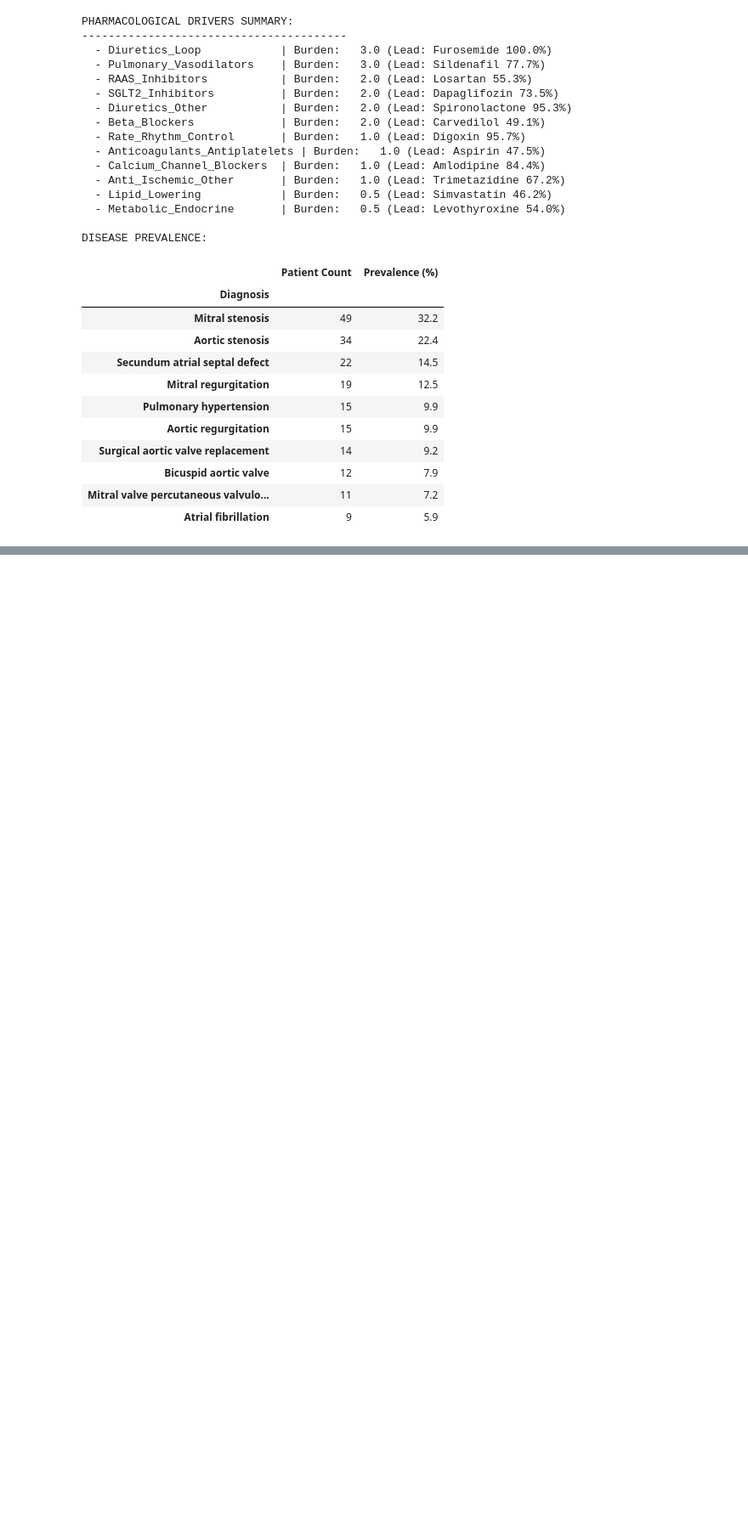
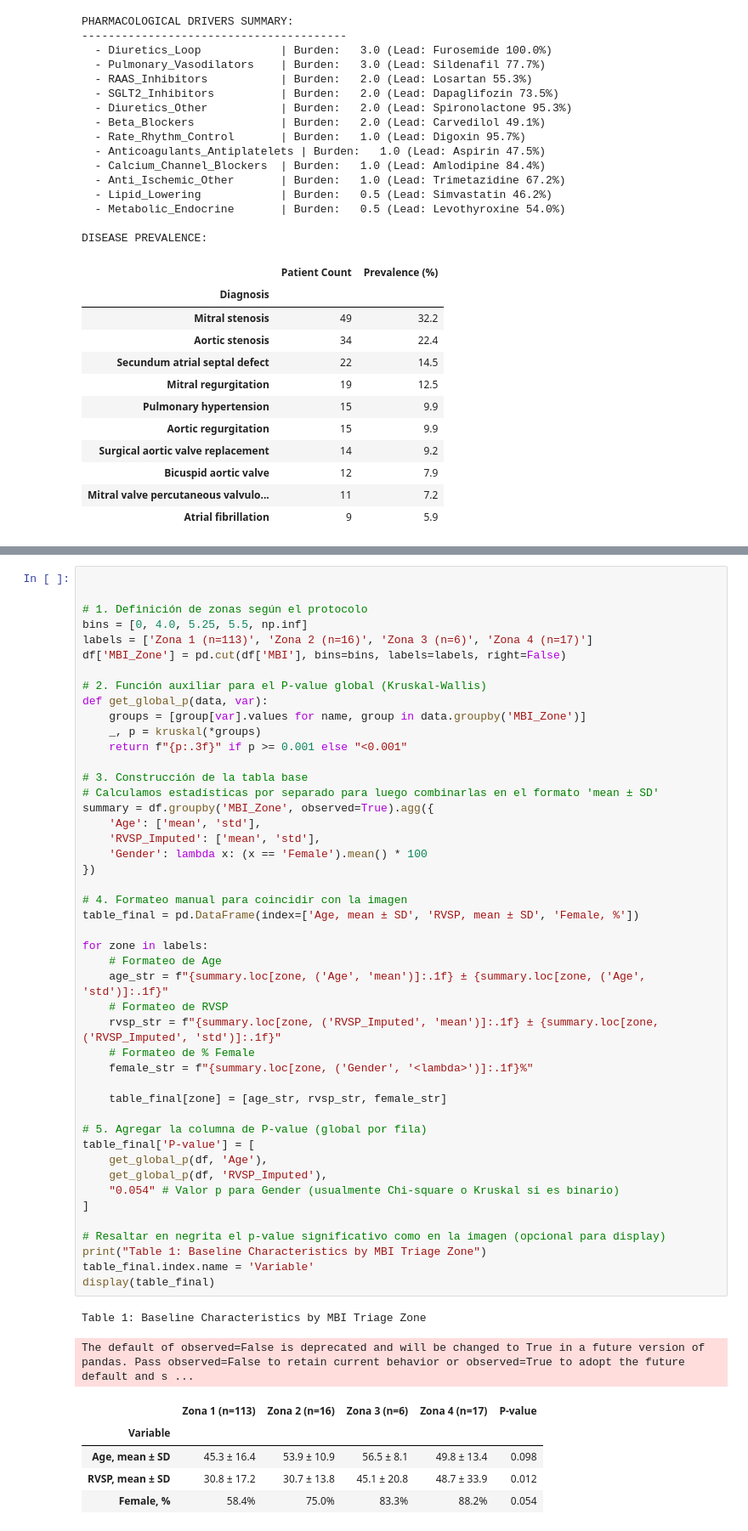
Before and after one commit to enrodri/phl_2025, a Jupyter notebook: phl_2025.ipynb, the cells around one changed output, grey strips where cells are left out. Shown at 85% size. Cells and saved outputs as stored; diff of their text form; blank space fills up the shorter version.

```diff
--- a/phl_2025.ipynb
+++ b/phl_2025.ipynb
@@ -2167,0 +2233,54 @@ DISEASE PREVALENCE:
+# %%
+
+
+# 1. Definición de zonas según el protocolo
+bins = [0, 4.0, 5.25, 5.5, np.inf]
+labels = ['Zona 1 (n=113)', 'Zona 2 (n=16)', 'Zona 3 (n=6)', 'Zona 4 (n=17)']
+df['MBI_Zone'] = pd.cut(df['MBI'], bins=bins, labels=labels, right=False)
+
+# 2. Función auxiliar para el P-value global (Kruskal-Wallis)
+def get_global_p(data, var):
+    groups = [group[var].values for name, group in data.groupby('MBI_Zone')]
+    _, p = kruskal(*groups)
+    return f"{p:.3f}" if p >= 0.001 else "<0.001"
+
+# 3. Construcción de la tabla base
+# Calculamos estadísticas por separado para luego combinarlas en el formato 'mean ± SD'
+summary = df.groupby('MBI_Zone', observed=True).agg({
+    'Age': ['mean', 'std'],
+    'RVSP_Imputed': ['mean', 'std'],
+    'Gender': lambda x: (x == 'Female').mean() * 100
+})
+
+# 4. Formateo manual para coincidir con la imagen
+table_final = pd.DataFrame(index=['Age, mean ± SD', 'RVSP, mean ± SD', 'Female, %'])
+
+for zone in labels:
+    # Formateo de Age
+    age_str = f"{summary.loc[zone, ('Age', 'mean')]:.1f} ± {summary.loc[zone, ('Age', 'std')]:.1f}"
+    # Formateo de RVSP
+    rvsp_str = f"{summary.loc[zone, ('RVSP_Imputed', 'mean')]:.1f} ± {summary.loc[zone, ('RVSP_Imputed', 'std')]:.1f}"
+    # Formateo de % Female
+    female_str = f"{summary.loc[zone, ('Gender', '<lambda>')]:.1f}%"
+
+    table_final[zone] = [age_str, rvsp_str, female_str]
+
+# 5. Agregar la columna de P-value (global por fila)
+table_final['P-value'] = [
+    get_global_p(df, 'Age'),
+    get_global_p(df, 'RVSP_Imputed'),
+    "0.054" # Valor p para Gender (usualmente Chi-square o Kruskal si es binario)
+]
+
+# Resaltar en negrita el p-value significativo como en la imagen (opcional para display)
+print("Table 1: Baseline Characteristics by MBI Triage Zone")
+table_final.index.name = 'Variable'
+display(table_final)
+# %% [output]
+Table 1: Baseline Characteristics by MBI Triage Zone
+The default of observed=False is deprecated and will be changed to True in a future version of pandas. Pass observed=False to retain current behavior or observed=True to adopt the future default and s ...
+|  | Zona 1 (n=113) | Zona 2 (n=16) | Zona 3 (n=6) | Zona 4 (n=17) | P-value |
+| Variable |  |  |  |  |  |
+| Age, mean ± SD | 45.3 ± 16.4 | 53.9 ± 10.9 | 56.5 ± 8.1 | 49.8 ± 13.4 | 0.098 |
+| RVSP, mean ± SD | 30.8 ± 17.2 | 30.7 ± 13.8 | 45.1 ± 20.8 | 48.7 ± 33.9 | 0.012 |
+| Female, % | 58.4% | 75.0% | 83.3% | 88.2% | 0.054 |
```
Also changed, not shown: parts of 23 cells of this notebook, 1 other file.
